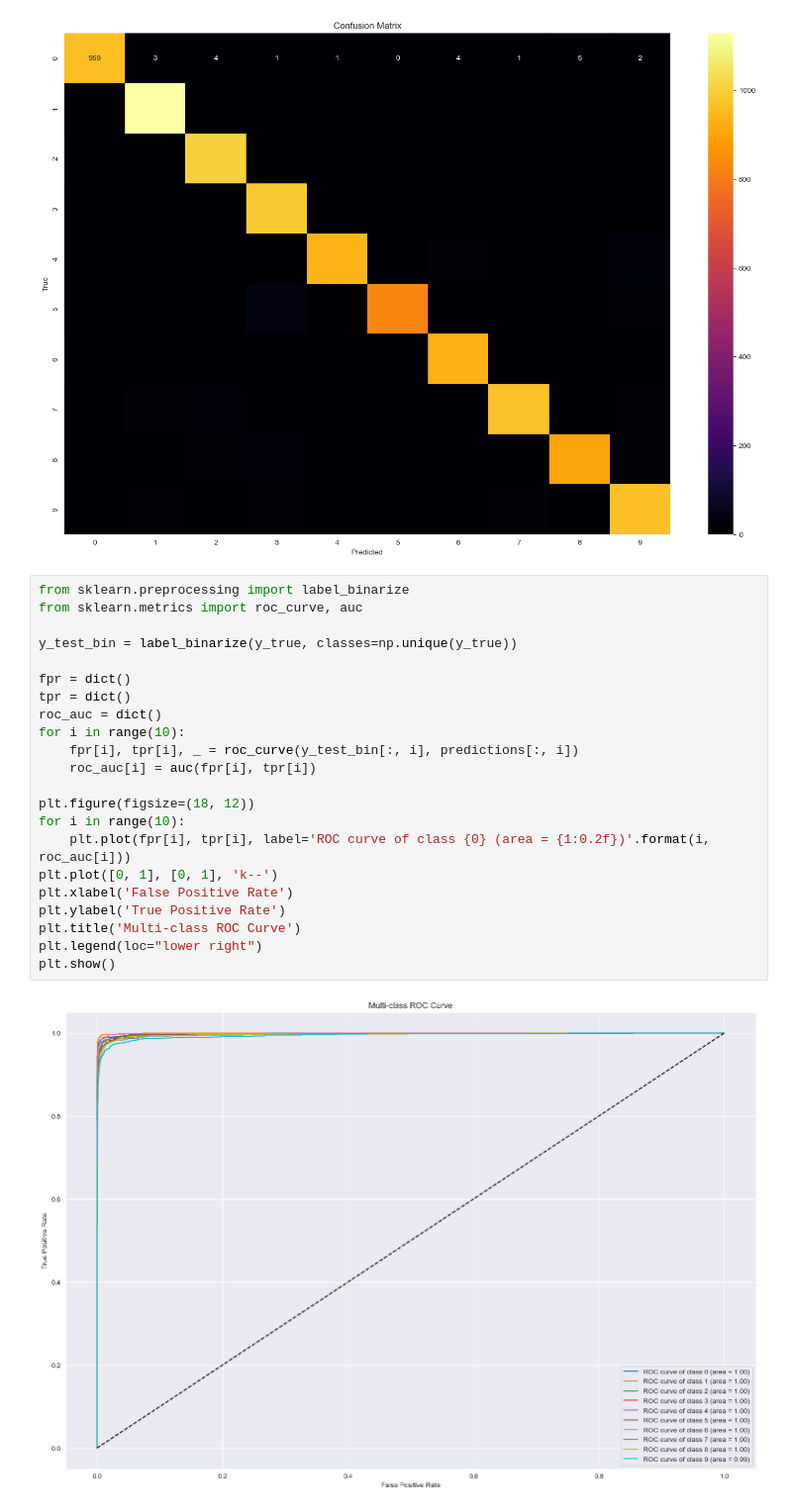
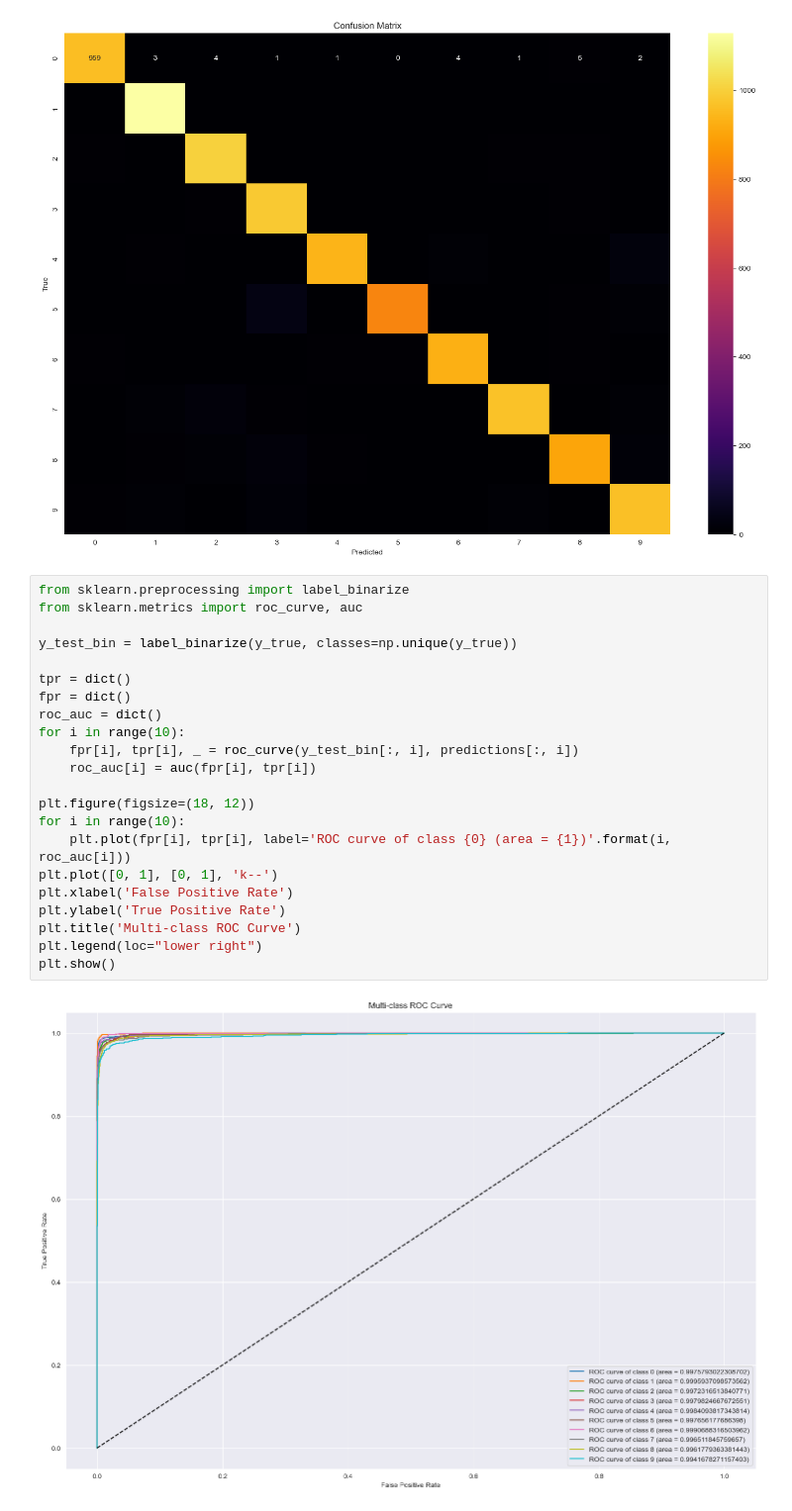
Before and after one commit to DaemonFoen/DataPreprocessing, a Jupyter notebook: lab4/cnn_note.ipynb, the cells around one changed output. Shown: that part at 99% size. Drawn from its saved outputs; the diff is of its cells as text.

```diff
--- a/lab4/cnn_note.ipynb
+++ b/lab4/cnn_note.ipynb
@@ -85,24 +85,24 @@ Recall: 0.96
 # %%
 from sklearn.preprocessing import label_binarize
 from sklearn.metrics import roc_curve, auc
 
 y_test_bin = label_binarize(y_true, classes=np.unique(y_true))
 
+tpr = dict()
 fpr = dict()
-tpr = dict()
 roc_auc = dict()
 for i in range(10):
     fpr[i], tpr[i], _ = roc_curve(y_test_bin[:, i], predictions[:, i])
     roc_auc[i] = auc(fpr[i], tpr[i])
 
 plt.figure(figsize=(18, 12))
 for i in range(10):
-    plt.plot(fpr[i], tpr[i], label='ROC curve of class {0} (area = {1:0.2f})'.format(i, roc_auc[i]))
+    plt.plot(fpr[i], tpr[i], label='ROC curve of class {0} (area = {1})'.format(i, roc_auc[i]))
 plt.plot([0, 1], [0, 1], 'k--')
 plt.xlabel('False Positive Rate')
 plt.ylabel('True Positive Rate')
 plt.title('Multi-class ROC Curve')
 plt.legend(loc="lower right")
 plt.show()
 # %% [output]
-[figure, old version]
+[figure, new version]
```
Also changed, not shown: parts of 1 cell of this notebook, 2 other files.
